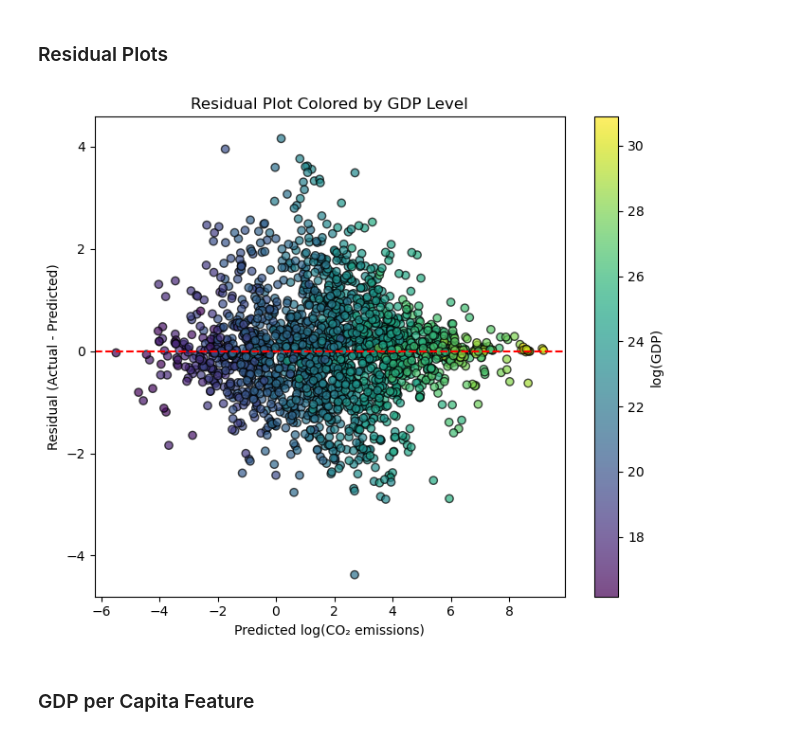
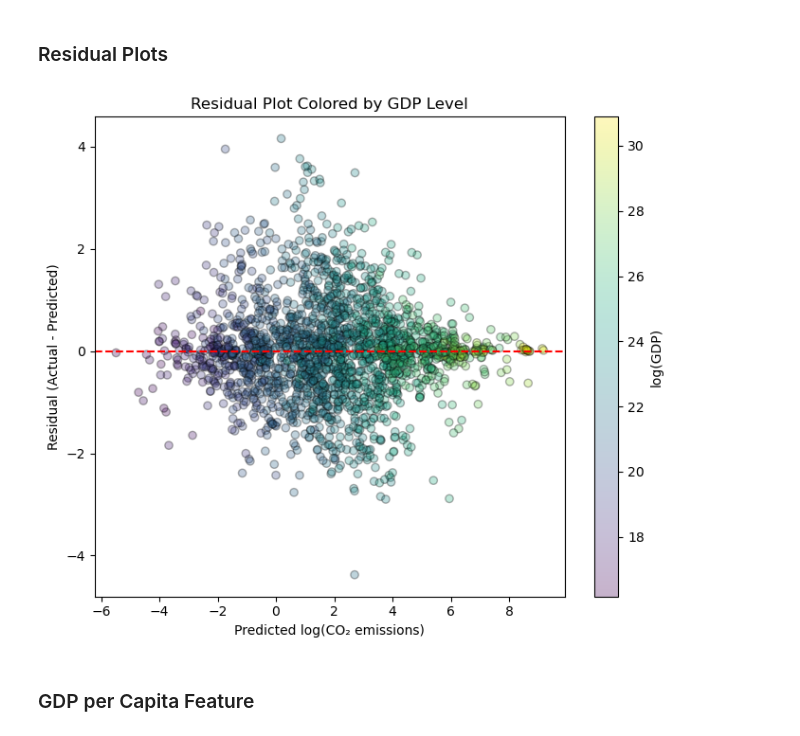
Before and after one commit to BurakJalohaukka/co2-gdp-eda-ml, a Jupyter notebook: co2_vs_gdp.ipynb, the cells around one changed output. Cells and saved outputs as stored; diff of their text form; code cells hidden in the pictures.

Commit message:
Added some summary and interpretations. Modified plots for better visibility

```diff
--- a/co2_vs_gdp.ipynb
+++ b/co2_vs_gdp.ipynb
@@ -349,18 +367,18 @@ plt.show()
 # %%
 # Calculate residuals
 residuals = y_test - y_pred_rf
 
 plt.figure(figsize=(7, 6))
-plt.scatter(y_pred_rf, residuals, c=X_test['log_gdp'], cmap='viridis', alpha=0.7, edgecolor='k')
+plt.scatter(y_pred_rf, residuals, c=X_test['log_gdp'], cmap='viridis', alpha=0.3, edgecolor='k')
 plt.colorbar(label='log(GDP)')
 plt.axhline(0, color='r', linestyle='--')
 plt.xlabel("Predicted log(CO₂ emissions)")
 plt.ylabel("Residual (Actual - Predicted)")
 plt.title("Residual Plot Colored by GDP Level")
 plt.tight_layout()
 plt.show()
 # %% [output]
-[figure, old version]
+[figure, new version]
 # %% [markdown]
 ### GDP per Capita Feature
 # %%
```
Also changed, not shown: parts of 12 cells of this notebook.
